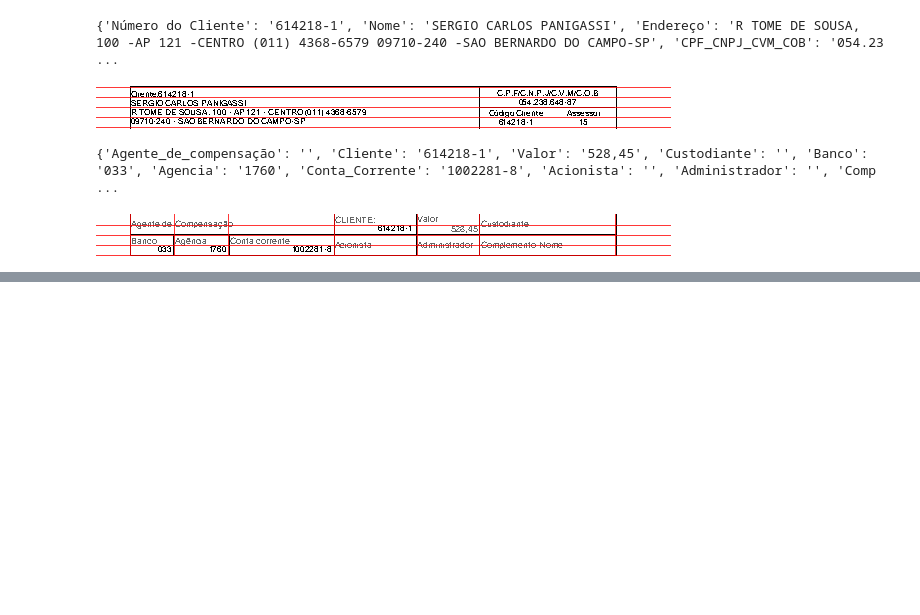
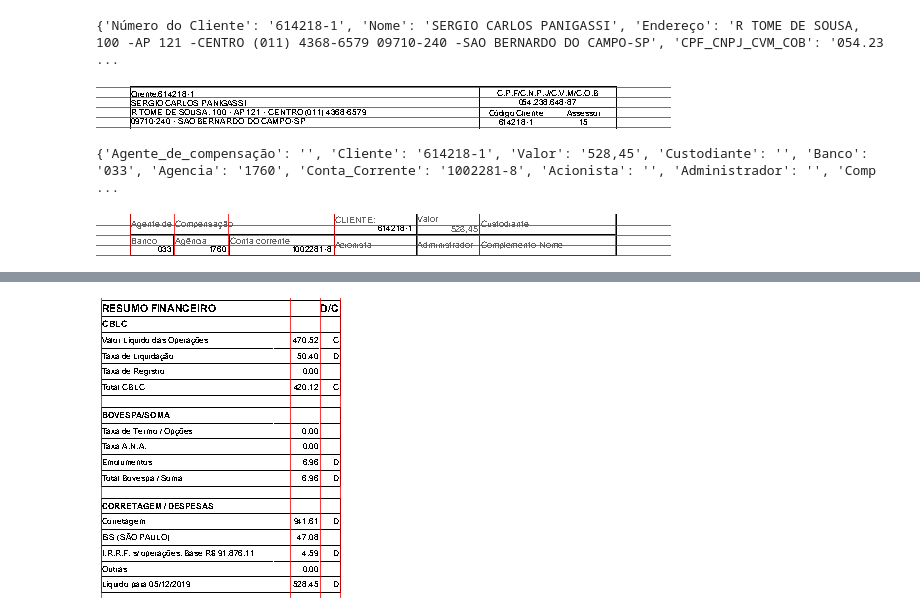
Before and after one commit to FelipeGabriel05/extract, a Jupyter notebook: santander/Santander2/Teste.ipynb, the cells around one changed output, grey strips where cells are left out. Drawn from its saved outputs; the diff is of its cells as text; code cells hidden in the pictures; blank space fills up the shorter version.

```diff
--- a/santander/Santander2/Teste.ipynb
+++ b/santander/Santander2/Teste.ipynb
@@ -104,0 +222,79 @@ im.draw_vlines([58, 135, 214, 320, 332, 390, 453, 520, 535])
+# %%
+    coluna_resumo = page2.crop((296, 80, page.width, 380))
+    resumo_settings = {
+        "vertical_strategy": "explicit",
+        "horizontal_strategy": "lines",
+        "explicit_vertical_lines": [301, 490, 520, 540]
+    }
+    table_resumo = coluna_resumo.extract_table(resumo_settings)
+    print(table_resumo)
+
+    resumo_financeiro = {
+        "CBLC": {
+            "Valor": table_resumo[1][-2],
+            "DC": table_resumo[1][-1]
+        },
+        "Valor Líquido das Operacões": {
+            "Valor": table_resumo[2][-2],
+            "DC": table_resumo[2][-1]
+        },
+        "Taxa de Liquidação": {
+            "Valor": table_resumo[3][-2],
+            "DC": table_resumo[3][-1]
+        },
+        "Taxa de Registro": {
+            "Valor": table_resumo[4][-2],
+            "DC": table_resumo[4][-1]
+        },
+        "Total CBLC": {
+            "Valor": table_resumo[5][-2],
+            "DC": table_resumo[5][-1]
+        }
+    }
+
+    obj_bovespa = {
+        "Taxa de Termo_Opções": {
+            "Valor": table_resumo[8][-2],
+            "DC": table_resumo[8][-1]
+        },
+        "Taxa_ANA": {
+            "Valor": table_resumo[9][-2],
+            "DC": table_resumo[9][-1]
+        },
+        "Emolumentos": {
+            "Valor": table_resumo[10][-2],
+            "DC": table_resumo[10][-1]
+        },
+        "Total_Bovespa_Soma": {
+            "Valor": table_resumo[11][-2],
+            "DC": table_resumo[11][-1]
+        }
+    }
+
+    obj_despesas = {
+        table_resumo[14][0]: {
+            "Valor": table_resumo[14][-2],
+            "DC": table_resumo[14][-1]
+        },
+        table_resumo[15][0]: {
+            "Valor": f"{table_resumo[15][-2]} {table_resumo[15][-1]}",
+            "DC": ''
+        },
+        table_resumo[16][0]: {
+            "Valor": f"{table_resumo[16][-2]}{table_resumo[16][-1]}",
+            "DC": ''
+        },
+        table_resumo[17][0]: {
+            "Valor": table_resumo[17][-2],
+            "DC": table_resumo[17][-1]
+        },
+        table_resumo[18][0]: {
+            "Valor": table_resumo[18][-2],
+            "DC": table_resumo[18][-1]
+        }
+    }
+    print(obj_despesas)
+im = coluna_resumo.to_image()
+im.draw_vlines([301, 490, 520, 540])
+im.draw_hlines([])
+# %% [output]
@@ -104,0 +303 @@ im.draw_vlines([58, 135, 214, 320, 332, 390, 453, 520, 535])
+[figure, added]
```
Also changed, not shown: parts of 6 cells of this notebook.
